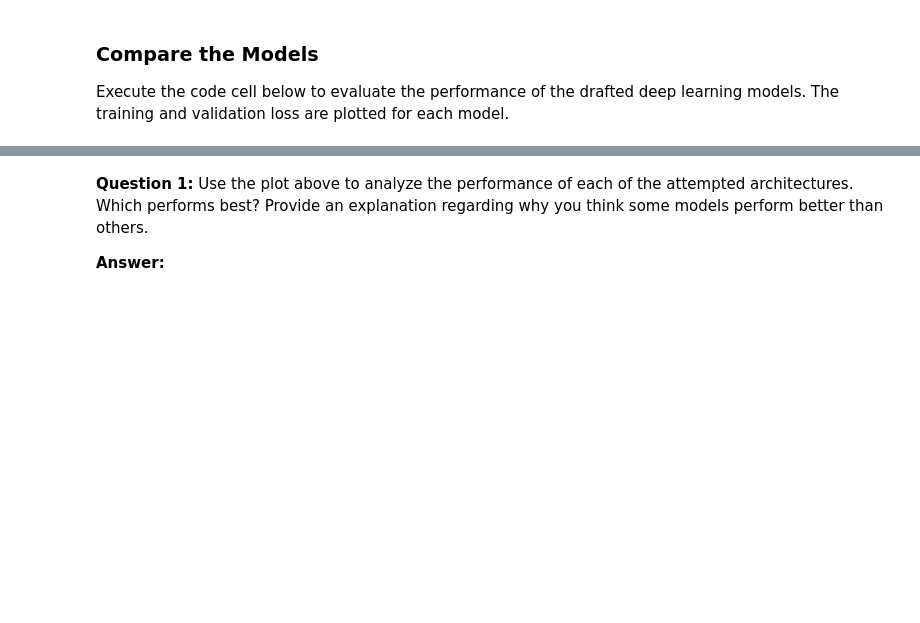
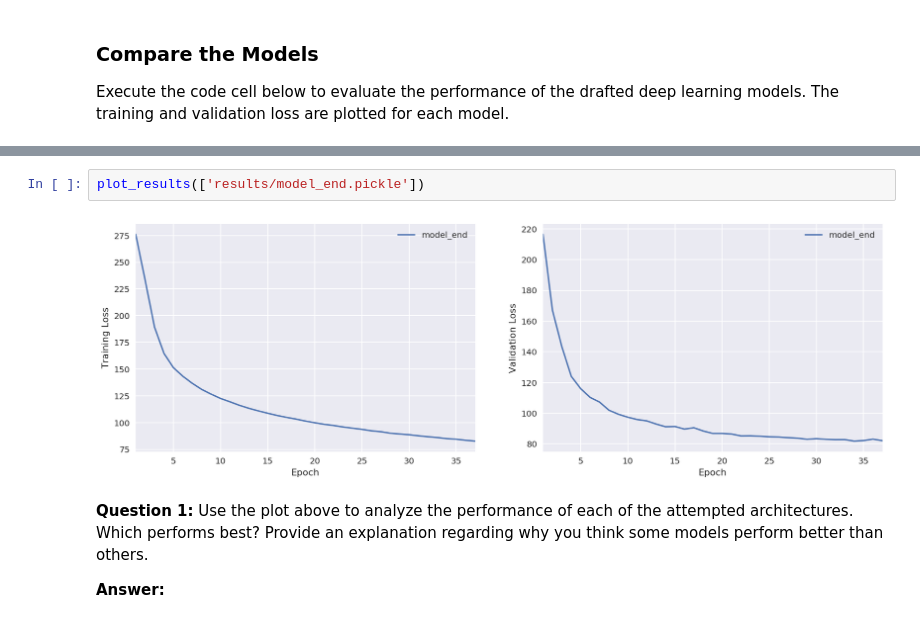
Before and after one commit to Robert-Alonso/AIND-VUI-Capstone, a Jupyter notebook: vui_notebook.ipynb, the cells around one changed output, grey strips where cells are left out. Saved outputs shown, nothing was run; the diff lists cells and outputs as text; blank space fills up the shorter version.

```diff
--- a/vui_notebook.ipynb
+++ b/vui_notebook.ipynb
@@ -667,3 +669,7 @@ plt.show()
+# %%
+plot_results(['results/model_end.pickle'])
+# %% [output]
+[figure, added]
 # %% [markdown]
 __Question 1:__ Use the plot above to analyze the performance of each of the attempted architectures.  Which performs best?  Provide an explanation regarding why you think some models perform better than others.
 
```
Also changed, not shown: parts of 2 cells of this notebook.
